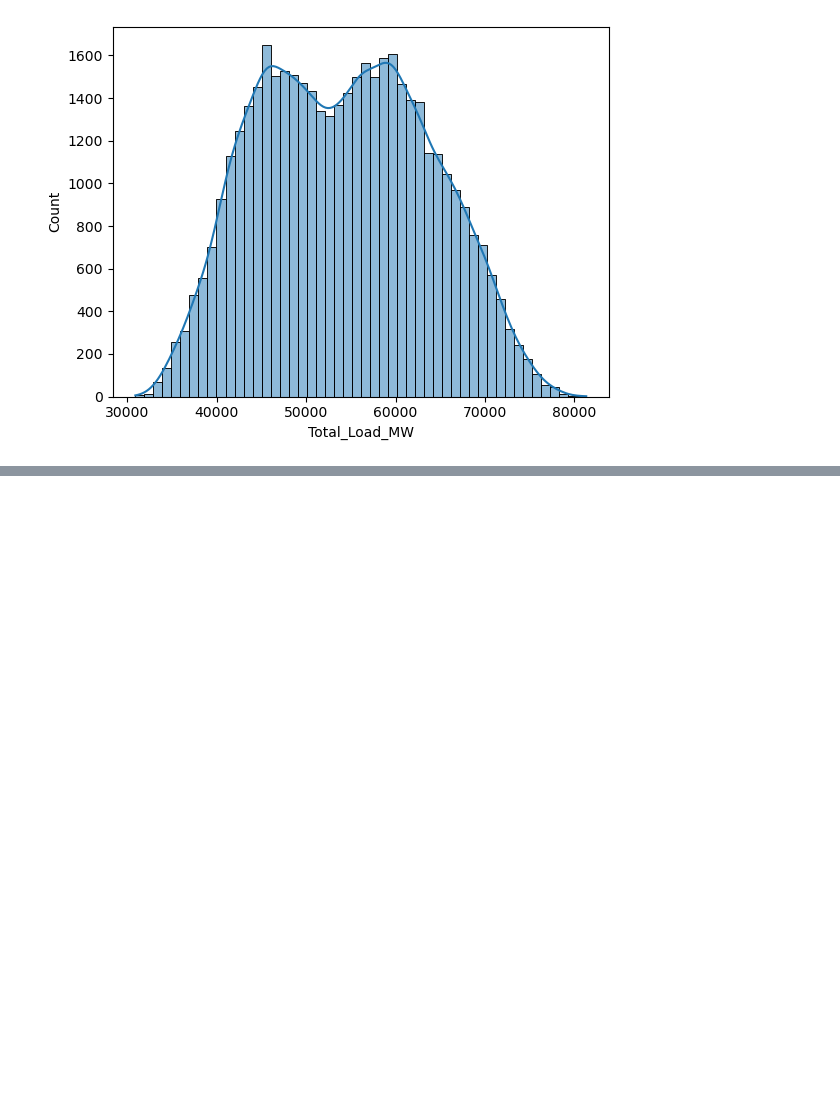
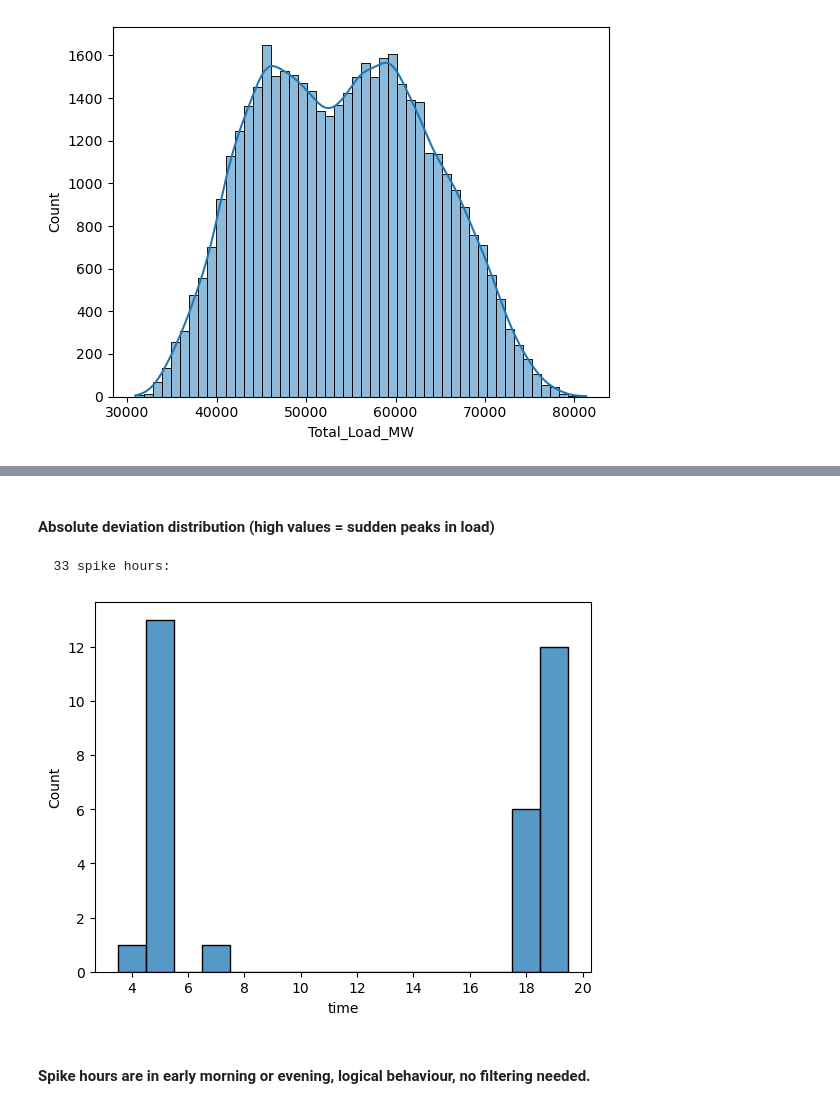
Before and after one commit to Dextar713/ML_Smart_Grid, a Jupyter notebook: processing/inspect_clean.ipynb, the cells around one changed output, grey strips where cells are left out. Saved outputs shown, nothing was run; the diff lists cells and outputs as text; code cells hidden in the pictures; blank space fills up the shorter version.

```diff
--- a/processing/inspect_clean.ipynb
+++ b/processing/inspect_clean.ipynb
@@ -76,0 +106,15 @@ sns.histplot(hourly["Total_Load_MW"], bins=50, kde=True)
+# %% [markdown]
+#### Absolute deviation distribution (high values = sudden peaks in load)
+# %%
+def check_spike_hours(hourly_df, spikes):
+    region = 'Europe/Berlin'
+    spike_hours = hourly_df.index[spikes].tz_convert(region).hour
+    print(f"  {len(spike_hours)} spike hours:")
+    sns.histplot(spike_hours, bins=24, discrete=True)
+# %%
+check_spike_hours(hourly, spikes)
+# %% [output]
+  33 spike hours:
+[figure, added]
+# %% [markdown]
+#### Spike hours are in early morning or evening, logical behaviour, no filtering needed.
```
Also changed, not shown: parts of 20 cells of this notebook, 2 other files.
